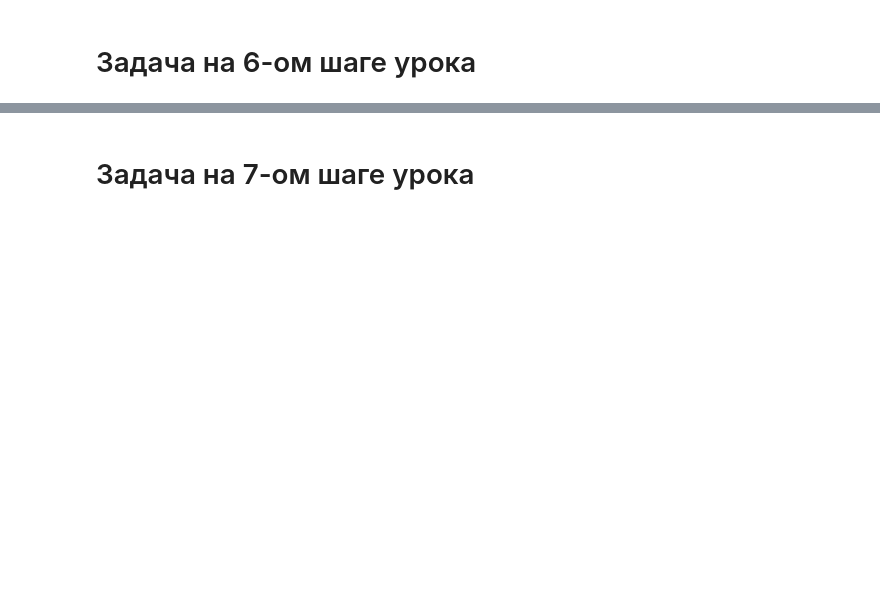
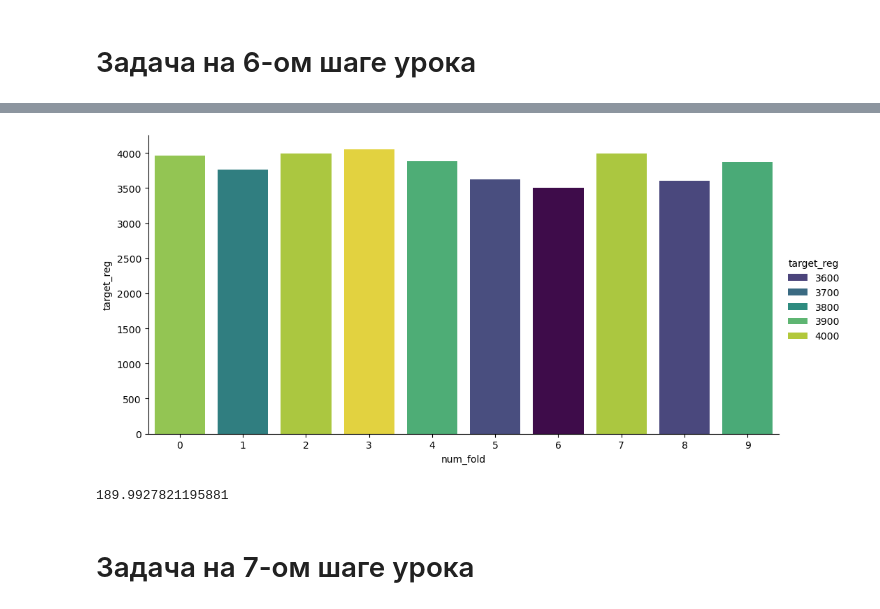
Before and after one commit to Pong2605/ml-competitions-course, a Jupyter notebook: notebooks/2_4_Tasks.ipynb, the cells around one changed output, grey strips where cells are left out. Cells and saved outputs as stored; diff of their text form; code cells hidden in the pictures; blank space fills up the shorter version.

```diff
--- a/notebooks/2_4_Tasks.ipynb
+++ b/notebooks/2_4_Tasks.ipynb
@@ -5,5 +5,5 @@ import seaborn as sns
 # %% [markdown]
 # Задача на 6-ом шаге урока
 # %%
-path = 'https://stepik.org/media/attachments/lesson/779913/stratified_valid.csv'
+path = '../data/stratified_valid_2.csv'
 df = pd.read_csv(path)
@@ -10,3 +19,37 @@ df = pd.read_csv(path)
+# %%
+from sklearn.model_selection import StratifiedKFold
+import random
+
+# Для тренировочного датасета сгенерируйте 10 номеров фолдов (от 0 и до 9) так,
+# чтобы в каждом фолде среднее значение регрессионного таргета было примерно одинаковым.
+# Номер фолда запишите в новый столбец num_fold.
+# Допускается разброс значений таргета между фолдами = 350 у.е
+
+N = 10
+
+# Создаем бины, иначе стратификатор не сработает
+df['target_reg_group'] = pd.qcut(df['target_reg'], N, labels=[f'group_{i}' for i in range(N)])
+
+# Создаем итератор для фолдов
+skf = StratifiedKFold(n_splits=N, shuffle=True, random_state=111)
+y = df['target_reg_group']
+df['num_fold'] = None
+
+# Запускаем итератор, указав группы таргета для стратификации
+for i, (train_index, test_index) in enumerate(skf.split(X=df, y=df['target_reg_group'])):
+    df.loc[test_index, 'num_fold'] = i
+
+# Сохраняем ответ
+df[['car_id', 'target_reg', 'num_fold']].to_csv('../subs/answer_task1.csv', index=False)
+# %%
+import seaborn as sns
+
+tmp = df.groupby('num_fold', as_index=False)['target_reg'].agg('mean')
+sns.catplot(data = tmp, x = 'num_fold', y = 'target_reg', hue='target_reg', aspect=2, kind="bar", palette='viridis');
+# %% [output]
+[figure, added]
 # %%
 # Код для подсчета метрики
-answer.groupby('num_fold', as_index=False)['target_reg'].agg('mean')['target_reg'].std()
+df.groupby('num_fold', as_index=False)['target_reg'].agg('mean')['target_reg'].std()
+# %% [output]
+189.9927821195881
```
Also changed, not shown: parts of 8 cells of this notebook, 5 other files.
